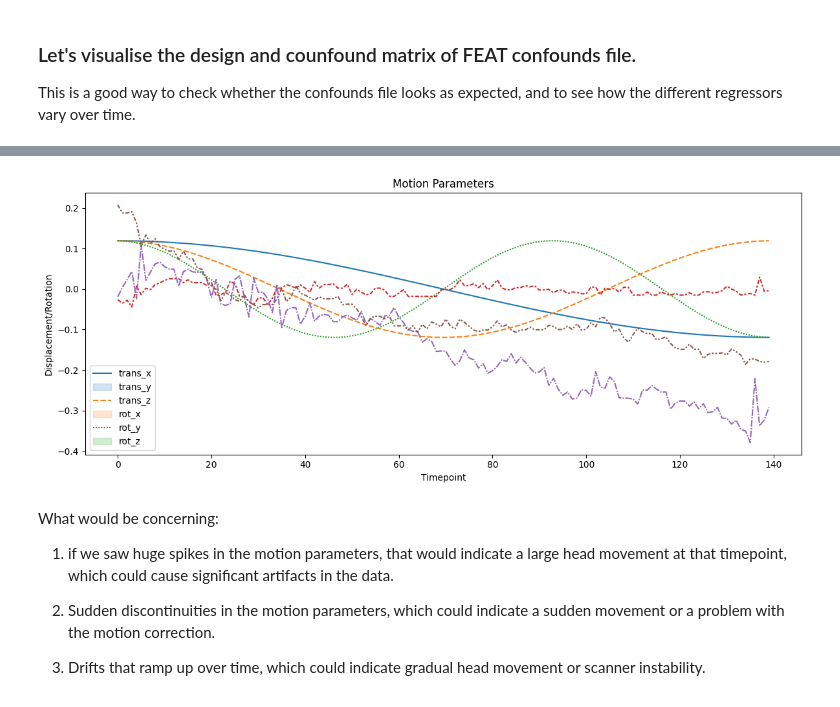
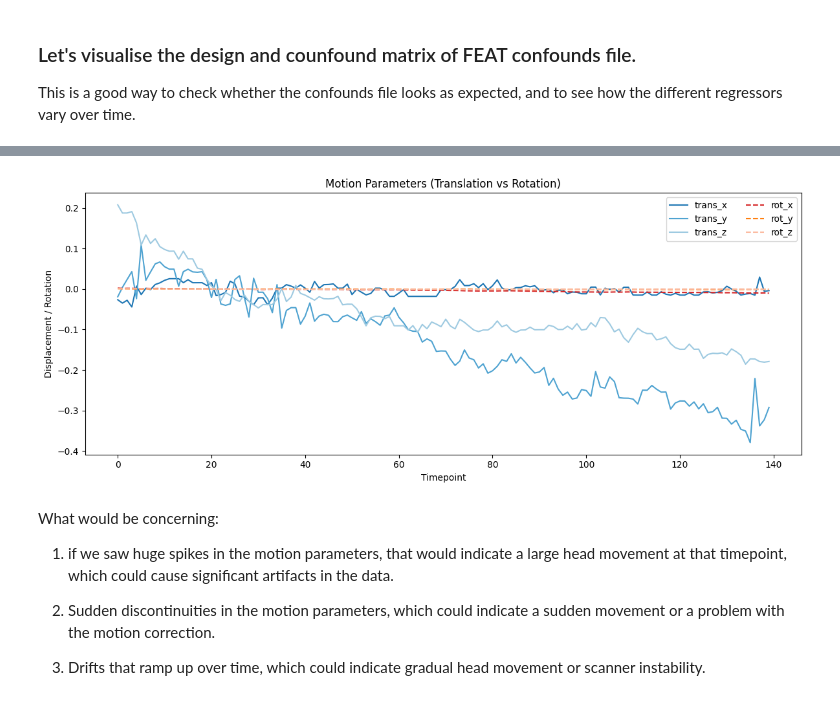
Before and after one commit to XinyiTang16/fMRI_course, a Jupyter notebook: final_project_EMFL_AK_XT_AS.ipynb, the cells around one changed output, grey strips where cells are left out. Drawn from its saved outputs; the diff is of its cells as text; code cells hidden in the pictures.

```diff
--- a/final_project_EMFL_AK_XT_AS.ipynb
+++ b/final_project_EMFL_AK_XT_AS.ipynb
@@ -33,3 +94,7 @@ rmdir osfstorage
+# %%
+#Define the Base Directory
+base_dir = Path("/home/jovyan/final_project_A/data_scofi_fMRI_course")
+derivative_dir = base_dir / "derivatives"
 # %% [markdown]
 # 2. fMRIPrep preprocessing for a list of participants
 # %% [markdown]
@@ -317,6 +371,5 @@ This matrix displays a good balance and is in good shape.
 # %%
-import pandas as pd
-import matplotlib.pyplot as plt
+#check that the created FEAT confounds file looks as expected, and to see how the different regressors vary over time.
 subject = "sub-1001"
 run = "1"
 confounds_path = f"/home/jovyan/final_project_A/data_scofi_fMRI_course/derivatives/fsl/confounds/{subject}/{subject}_ses-01_task-emfl_run-0{run}_desc-fslConfounds.tsv"
@@ -340,7 +393,7 @@ else:
     for i, col in enumerate(available_motion_cols):
         plt.subplot(len(available_motion_cols), 1, i+1)
         plt.plot(confounds[col])
-        plt.title(col)
+        plt.title(f"Extracted:{col}")
         plt.xlabel("Timepoint")
         plt.ylabel("Value")
     plt.tight_layout()
@@ -460,36 +485,44 @@ plt.show()
 # %%
-# Python
-import pandas as pd
-import matplotlib.pyplot as plt
-import seaborn as sns
-import os
-
 subject = "sub-1001"
 run = "1"
 # Set up paths and parameters
-confounds_path = f"/home/jovyan/final_project_A/data_scofi_fMRI_course/derivatives/fsl/confounds/{subject}/{subject}_ses-01_task-emfl_run-0{run}_desc-fslConfounds.tsv"
+confounds_path = f"{derivative_dir}/fsl/confounds/{subject}/{subject}_ses-01_task-emfl_run-0{run}_desc-fslConfounds.tsv"
 
 # Read confounds with no header
 confounds = pd.read_csv(confounds_path, sep="\t", header=None)
 
 # Assign column names: first 6 are motion
 motion_cols = ["trans_x", "trans_y", "trans_z", "rot_x", "rot_y", "rot_z"]
 confounds.columns = motion_cols + [f"extra_{i}" for i in range(confounds.shape[1] - len(motion_cols))]
 
 os.makedirs("qc", exist_ok=True)
 
-# 1. Plot motion parameters
+trans_cols = ["trans_x", "trans_y", "trans_z"]
+rot_cols = ["rot_x", "rot_y", "rot_z"]
+
+# Define color palettes
+trans_colors = ["#1f77b4", "#4fa3d1", "#9ecae1"]   # blue shades
+rot_colors   = ["#d62728", "#ff7f0e", "#fcbba1"]   # red/orange shades
+
 plt.figure(figsize=(12, 5))
-sns.lineplot(data=confounds[motion_cols])
-plt.title("Motion Parameters")
+
+# Plot translations (solid)
+for col, c in zip(trans_cols, trans_colors):
+    plt.plot(confounds[col], label=col, color=c, linestyle='-')
+
+# Plot rotations (dashed)
+for col, c in zip(rot_cols, rot_colors):
+    plt.plot(confounds[col], label=col, color=c, linestyle='--')
+
+plt.title("Motion Parameters (Translation vs Rotation)")
 plt.xlabel("Timepoint")
-plt.ylabel("Displacement/Rotation")
-plt.legend(motion_cols)
+plt.ylabel("Displacement / Rotation")
+plt.legend(ncol=2)
 plt.tight_layout()
 plt.savefig("qc/motion_parameters.png", dpi=150)
 plt.show()
 # %% [output]
-[figure, old version]
+[figure, new version]
 # %% [markdown]
 What would be concerning:
 
```
Also changed, not shown: parts of 23 cells of this notebook.
